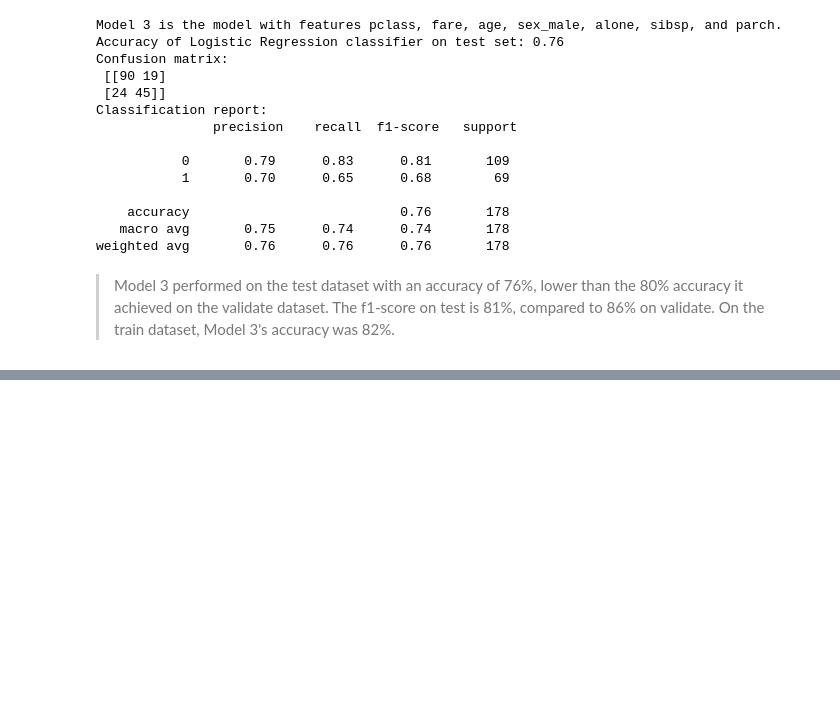
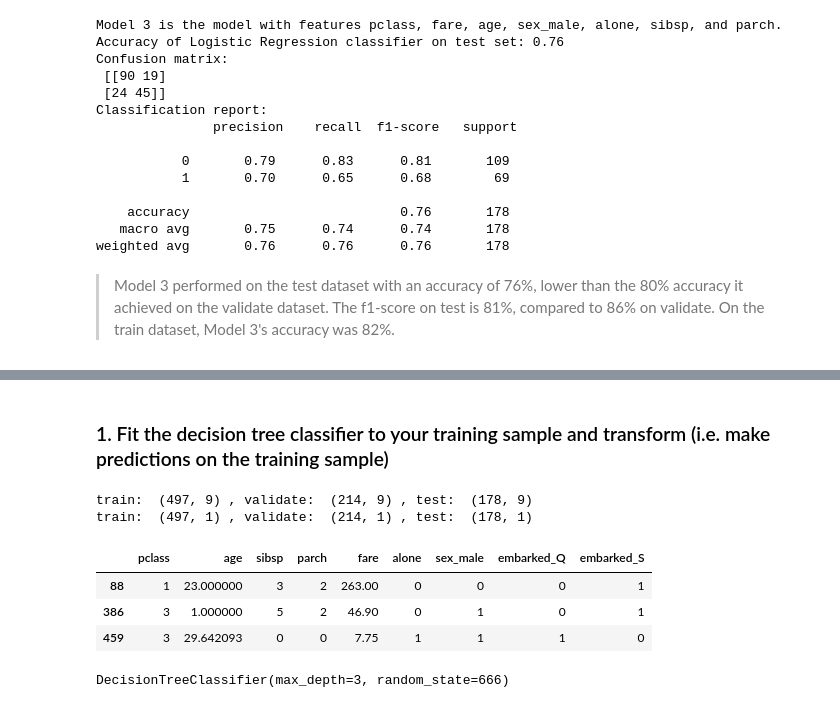
Before and after one commit to KwameTaylor/classification-exercises, a Jupyter notebook: model.ipynb, the cells around one changed output, grey strips where cells are left out. Saved outputs shown, nothing was run; the diff lists cells and outputs as text; code cells hidden in the pictures; blank space fills up the shorter version.

Commit message:
add decision tree exercises

```diff
--- a/model.ipynb
+++ b/model.ipynb
@@ -446,0 +479,5 @@ weighted avg       0.76      0.76      0.76       178
+# %%
+df = prep_titanic()
+df.head(5)
+
+# Survived is 1, not survived is 0.
@@ -446,0 +491,24 @@ weighted avg       0.76      0.76      0.76       178
+# %% [markdown]
+### 1. Fit the decision tree classifier to your training sample and transform (i.e. make predictions on the training sample)
+# %%
+# Now, before I do anything else with this data, I will split it into train, validate, and test.
+
+X1 = df.drop(['survived'],axis=1)
+y1 = df[['survived']]
+
+X1_train_validate, X1_test, y1_train_validate, y1_test = train_test_split(X1, y1, test_size = .20, random_state = 666)
+
+X1_train, X1_validate, y1_train, y1_validate = train_test_split(X1_train_validate, y1_train_validate, test_size = .30, random_state = 666)
+
+print("train: ", X1_train.shape, ", validate: ", X1_validate.shape, ", test: ", X1_test.shape)
+print("train: ", y1_train.shape, ", validate: ", y1_validate.shape, ", test: ", y1_test.shape)
+# %% [output]
+train:  (497, 9) , validate:  (214, 9) , test:  (178, 9)
+train:  (497, 1) , validate:  (214, 1) , test:  (178, 1)
+# %%
+X1_train.head(3)
+# %% [output]
+|  | pclass | age | sibsp | parch | fare | alone | sex_male | embarked_Q | embarked_S |
+| 88 | 1 | 23.000000 | 3 | 2 | 263.00 | 0 | 0 | 0 | 1 |
+| 386 | 3 | 1.000000 | 5 | 2 | 46.90 | 0 | 1 | 0 | 1 |
+| 459 | 3 | 29.642093 | 0 | 0 | 7.75 | 1 | 1 | 1 | 0 |
@@ -446,0 +521,5 @@ weighted avg       0.76      0.76      0.76       178
+# %%
+# Fit the model to the training data
+clf.fit(X1_train, y1_train)
+# %% [output]
+DecisionTreeClassifier(max_depth=3, random_state=666)
```
Also changed, not shown: parts of 24 cells of this notebook.
